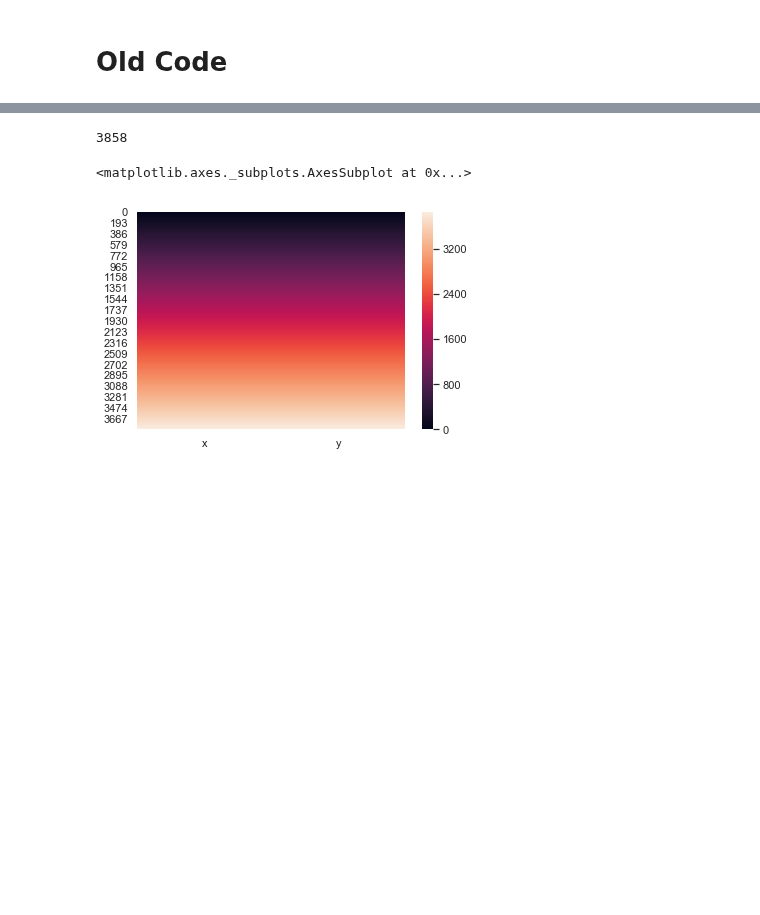
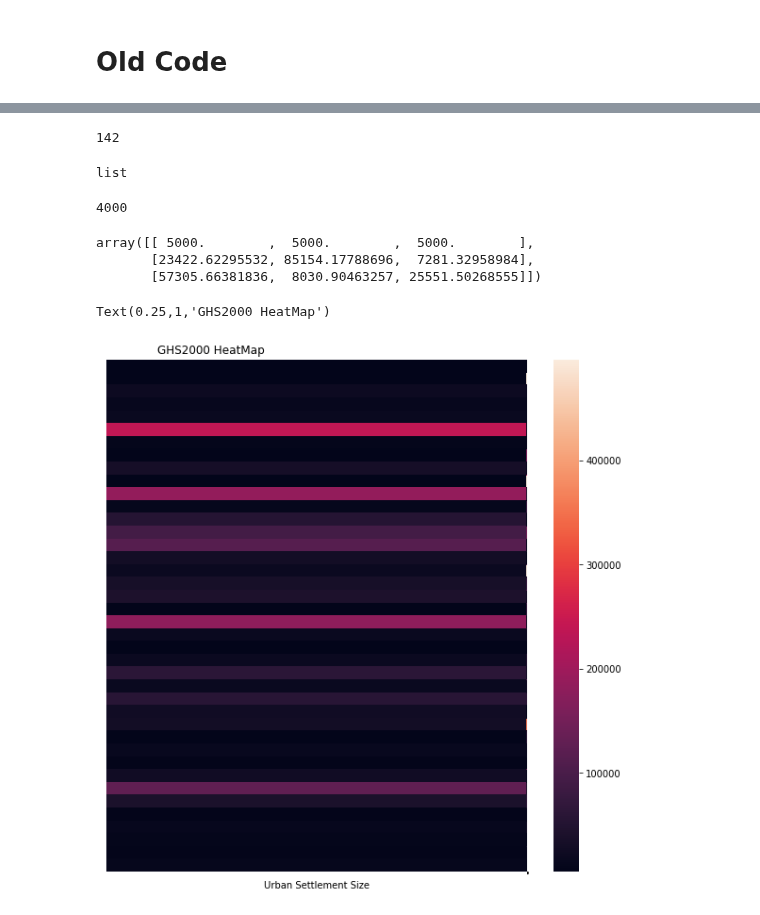
Before and after one commit to cascadet/AfricaUrbanPop, a Jupyter notebook: notebooks/jupyter/Descriptives.ipynb, the cells around one changed output, grey strips where cells are left out. Drawn from its saved outputs; the diff is of its cells as text; code cells hidden in the pictures; blank space fills up the shorter version.

```diff
--- a/notebooks/jupyter/Descriptives.ipynb
+++ b/notebooks/jupyter/Descriptives.ipynb
@@ -1600,18 +1529,17 @@ y = list(range(0, len(GHS2000.PopTot)))
+# %%
+GHS2000_sort_pop = GHS2000_sort.PopTot.tolist()
+# %%
+end = list([5000] * 142)
 # %%
-len(y)
+len(end)
 # %% [output]
-3858
+142
-# %%
-df = pd.DataFrame()
-df['x'] = x
-df['y'] = y
-
-df.shape
-
-#pop = GHS2000.PopTot.sort_values(ascending=True)
-
-# create heatmap
-sns.heatmap(df)
-# %% [output]
-<matplotlib.axes._subplots.AxesSubplot at 0x...>
-[figure, removed]
+# %%
+type(end)
+# %% [output]
+list
+# %%
+GHS2000_sort_sq = end+GHS2000_sort_pop
+len(GHS2000_sort_sq)
+# %% [output]
+4000
@@ -1618,3 +1548,32 @@ sns.heatmap(df)
+# %%
+GHS2000_arr = np.reshape(GHS2000_sort_sq,((40,100)))
+# %%
+GHS2000_arr[1:4,1:4]
+# %% [output]
+array([[ 5000.        ,  5000.        ,  5000.        ],
+       [23422.62295532, 85154.17788696,  7281.32958984],
+       [57305.66381836,  8030.90463257, 25551.50268555]])
+# %%
+#### color map
+sns.heatmap(GHS2000_arr, robust = 500000)
+
+
+fig = matplotlib.pyplot.gcf()
+fig.set_size_inches(10, 10)
+plt.gca().set_xscale('log')
+plt.xlabel('Urban Settlement Size')
+plt.ylabel('')
+plt.xticks([])
+plt.yticks([])
+
+#plt.tick_params(axis='', which='major', labelsize=0)
+plt.title('GHS2000 HeatMap', x = 0.25)
+
+#fig.savefig('/Users/cascade/Desktop/'+'PopRainGHS2000-15_box.png', dpi=700, transparent=False,
+#           bbox_inches='tight')
+# %% [output]
+Text(0.25,1,'GHS2000 HeatMap')
+[figure, added]
 # %%
 import numpy as np
 import numpy.random
```
Also changed, not shown: parts of 26 cells of this notebook.
